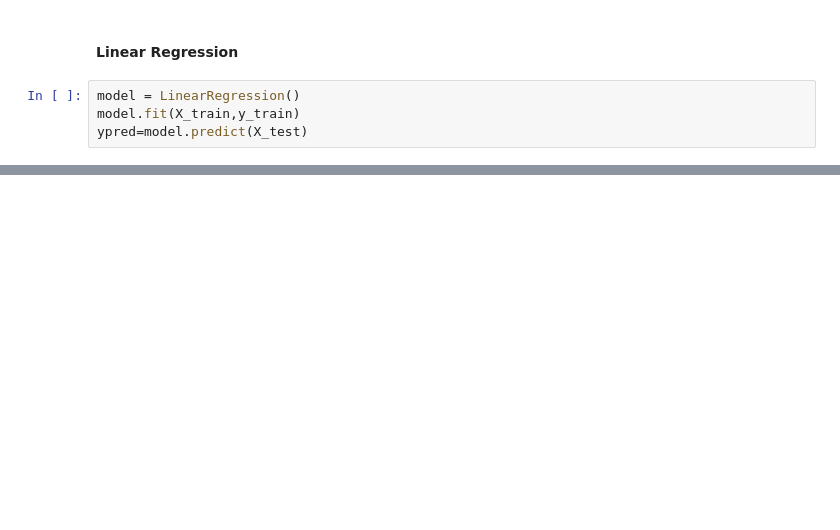
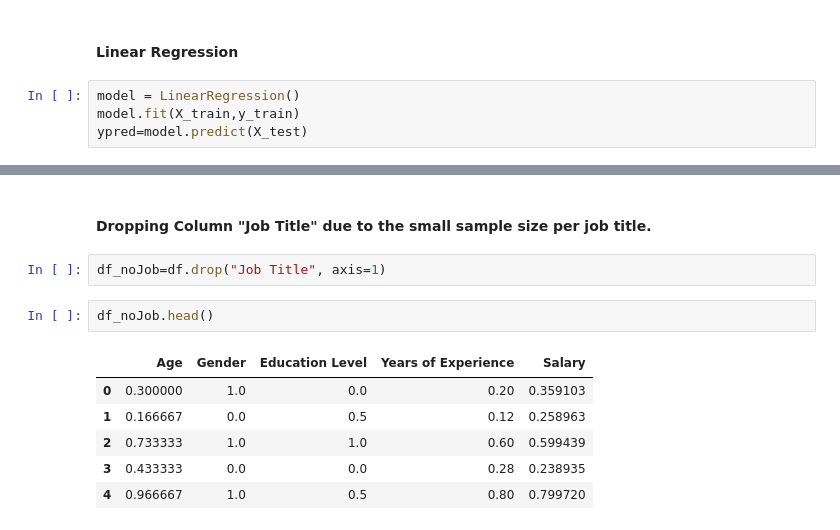
Before and after one commit to dami4290/Portfolio, a Jupyter notebook: Salary Prediction/salarypred.ipynb, the cells around one changed output, grey strips where cells are left out. Cells and saved outputs as stored; diff of their text form; blank space fills up the shorter version.

Commit message:
dropped column Job title

```diff
--- a/Salary Prediction/salarypred.ipynb
+++ b/Salary Prediction/salarypred.ipynb
@@ -196,0 +197,13 @@ r2:  0.9328956738645883 rmse:  0.04728659595691902
+# %% [markdown]
+#### Dropping Column "Job Title" due to the small sample size per job title.
+# %%
+df_noJob=df.drop("Job Title", axis=1)
+# %%
+df_noJob.head()
+# %% [output]
+|  | Age | Gender | Education Level | Years of Experience | Salary |
+| 0 | 0.300000 | 1.0 | 0.0 | 0.20 | 0.359103 |
+| 1 | 0.166667 | 0.0 | 0.5 | 0.12 | 0.258963 |
+| 2 | 0.733333 | 1.0 | 1.0 | 0.60 | 0.599439 |
+| 3 | 0.433333 | 0.0 | 0.0 | 0.28 | 0.238935 |
+| 4 | 0.966667 | 1.0 | 0.5 | 0.80 | 0.799720 |
```
Also changed, not shown: parts of 8 cells of this notebook.
